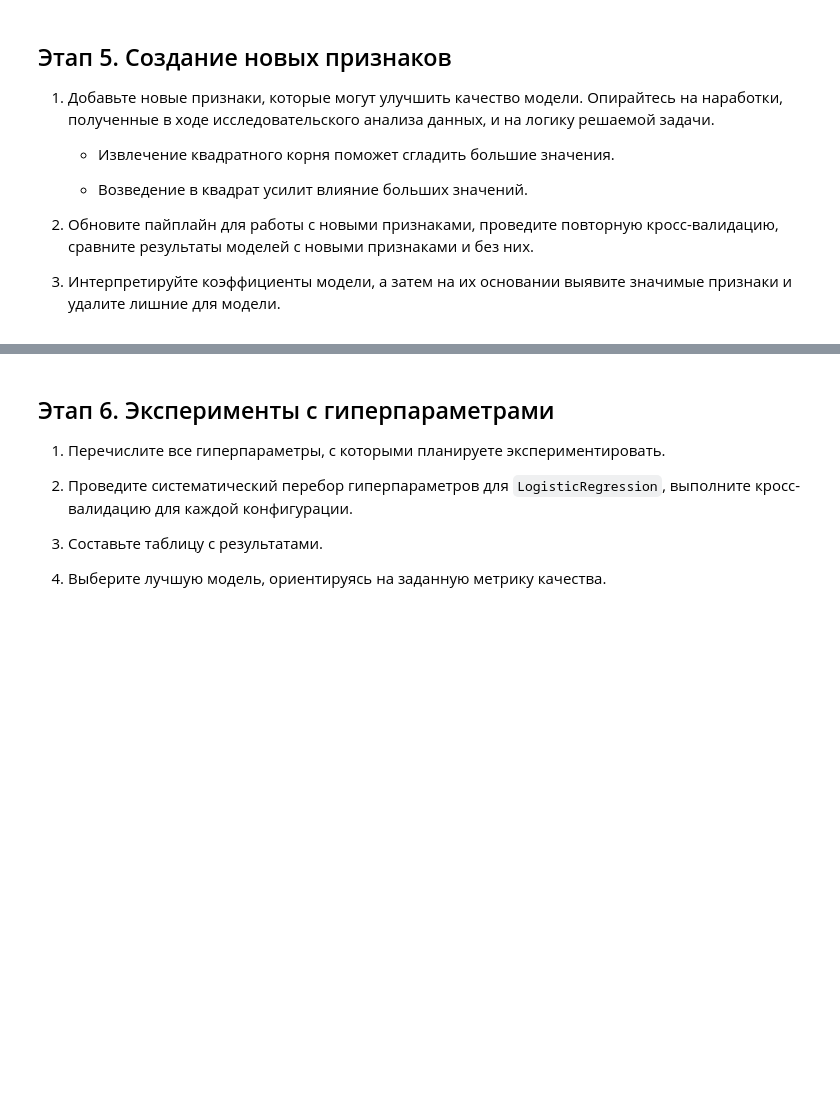
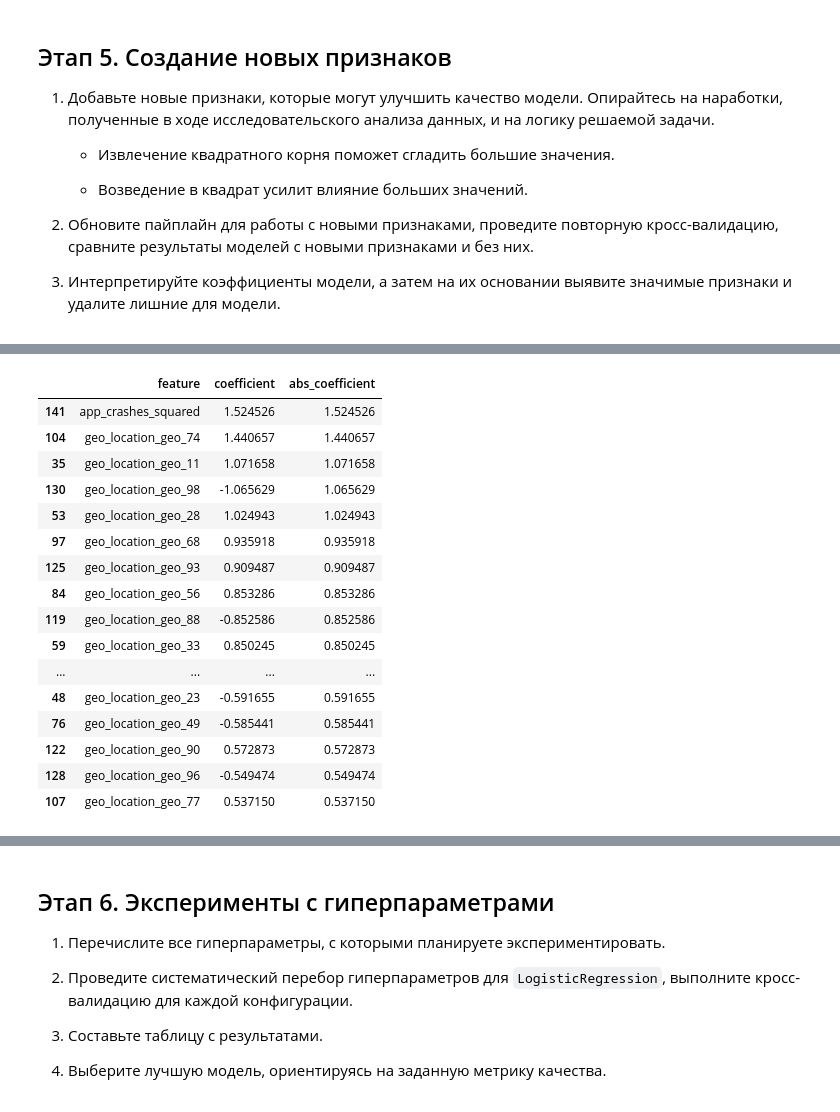
Before and after one commit to andreiyopt/coffee_churn_model, a Jupyter notebook: work/coffee_churn_model.ipynb, the cells around one changed output, grey strips where cells are left out. Cells and saved outputs as stored; diff of their text form; code cells hidden in the pictures; blank space fills up the shorter version.

```diff
--- a/work/coffee_churn_model.ipynb
+++ b/work/coffee_churn_model.ipynb
@@ -592,0 +1110,52 @@ plt.show()
+# %%
+# названия категориальных признаков после One-Hot Encoding
+cat_names = (
+    fitted_preprocessor
+    .named_transformers_['cat']
+    .named_steps['encoder']
+    .get_feature_names(categorical_features)
+)
+
+# собираем названия всех признаков в том же порядке,
+# в котором они выходят из ColumnTransformer
+feature_names = np.concatenate([
+    cat_names,
+    numeric_features,
+    binary_features,
+    negative_features,
+    log_features
+])
+
+# создаём таблицу коэффициентов
+coef_table = pd.DataFrame({
+    'feature': feature_names,
+    'coefficient': fitted_model.coef_[0]
+})
+
+# модуль коэффициента показывает силу влияния
+coef_table['abs_coefficient'] = coef_table['coefficient'].abs()
+
+coef_table = coef_table.sort_values(
+    'abs_coefficient',
+    ascending=False
+)
+
+display(coef_table.head(30))
+# %% [output]
+|  | feature | coefficient | abs_coefficient |
+| 141 | app_crashes_squared | 1.524526 | 1.524526 |
+| 104 | geo_location_geo_74 | 1.440657 | 1.440657 |
+| 35 | geo_location_geo_11 | 1.071658 | 1.071658 |
+| 130 | geo_location_geo_98 | -1.065629 | 1.065629 |
+| 53 | geo_location_geo_28 | 1.024943 | 1.024943 |
+| 97 | geo_location_geo_68 | 0.935918 | 0.935918 |
+| 125 | geo_location_geo_93 | 0.909487 | 0.909487 |
+| 84 | geo_location_geo_56 | 0.853286 | 0.853286 |
+| 119 | geo_location_geo_88 | -0.852586 | 0.852586 |
+| 59 | geo_location_geo_33 | 0.850245 | 0.850245 |
+| ... | ... | ... | ... |
+| 48 | geo_location_geo_23 | -0.591655 | 0.591655 |
+| 76 | geo_location_geo_49 | -0.585441 | 0.585441 |
+| 122 | geo_location_geo_90 | 0.572873 | 0.572873 |
+| 128 | geo_location_geo_96 | -0.549474 | 0.549474 |
+| 107 | geo_location_geo_77 | 0.537150 | 0.537150 |
```
Also changed, not shown: parts of 41 cells of this notebook.
